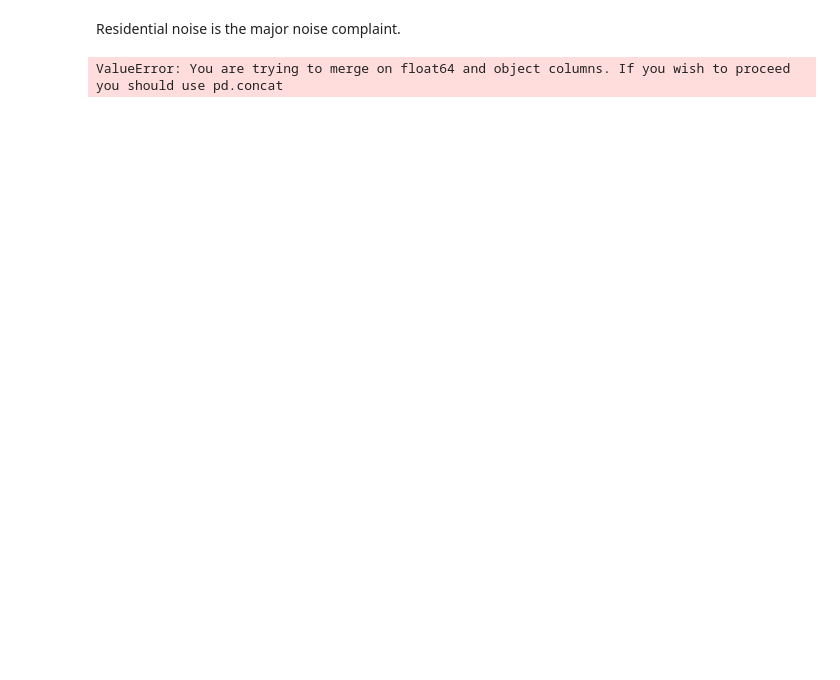
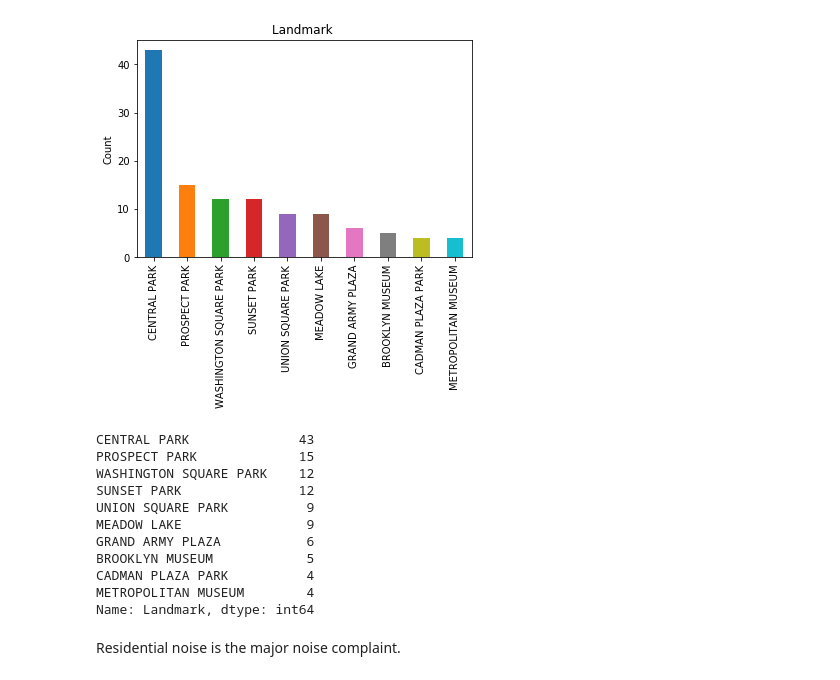
Before and after one commit to Rui1521/TripElf, a Jupyter notebook: noise/Noise.ipynb, the cells around one changed output. Drawn from its saved outputs; the diff is of its cells as text; code cells hidden in the pictures; blank space fills up the shorter version.

```diff
--- a/noise/Noise.ipynb
+++ b/noise/Noise.ipynb
@@ -72,7 +186,21 @@ df['Complaint Type'].unique()
+# %%
+df['Landmark'].value_counts()[:10].plot.bar()
+plt.ylabel('Count')
+plt.title('Landmark ')
+plt.show()
+df['Landmark'].value_counts()[:10]
+# %% [output]
+[figure, added]
+CENTRAL PARK              43
+PROSPECT PARK             15
+WASHINGTON SQUARE PARK    12
+SUNSET PARK               12
+UNION SQUARE PARK          9
+MEADOW LAKE                9
+GRAND ARMY PLAZA           6
+BROOKLYN MUSEUM            5
+CADMAN PLAZA PARK          4
+METROPOLITAN MUSEUM        4
+Name: Landmark, dtype: int64
 # %% [markdown]
 Residential noise is the major noise complaint.
-# %%
-# join table by zipcode
-df_zip = pd.merge(df, listing, how='left', left_on='Incident Zip', right_on='zipcode')
-# %% [output]
-ValueError: You are trying to merge on float64 and object columns. If you wish to proceed you should use pd.concat
```
Also changed, not shown: parts of 37 cells of this notebook.
